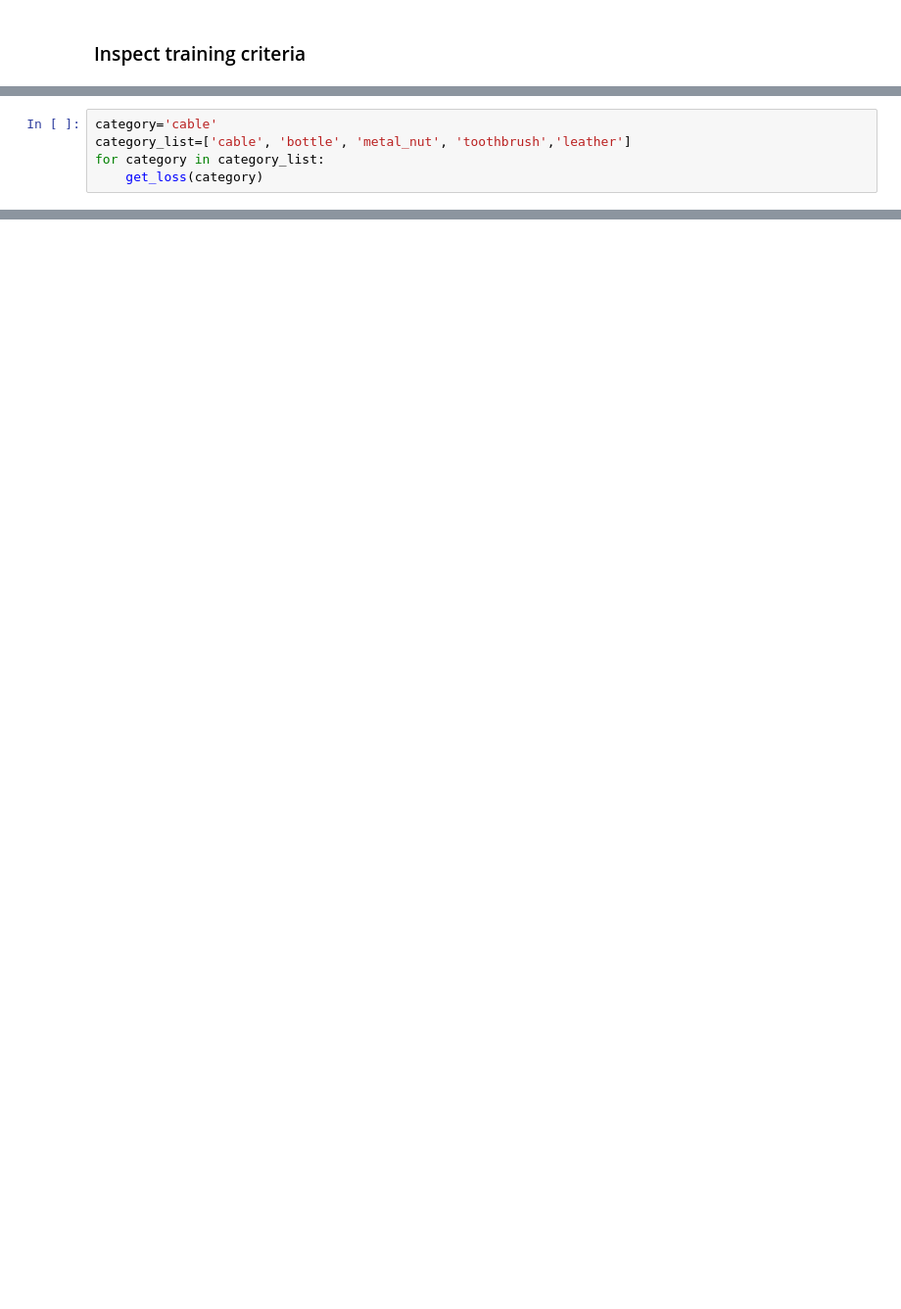
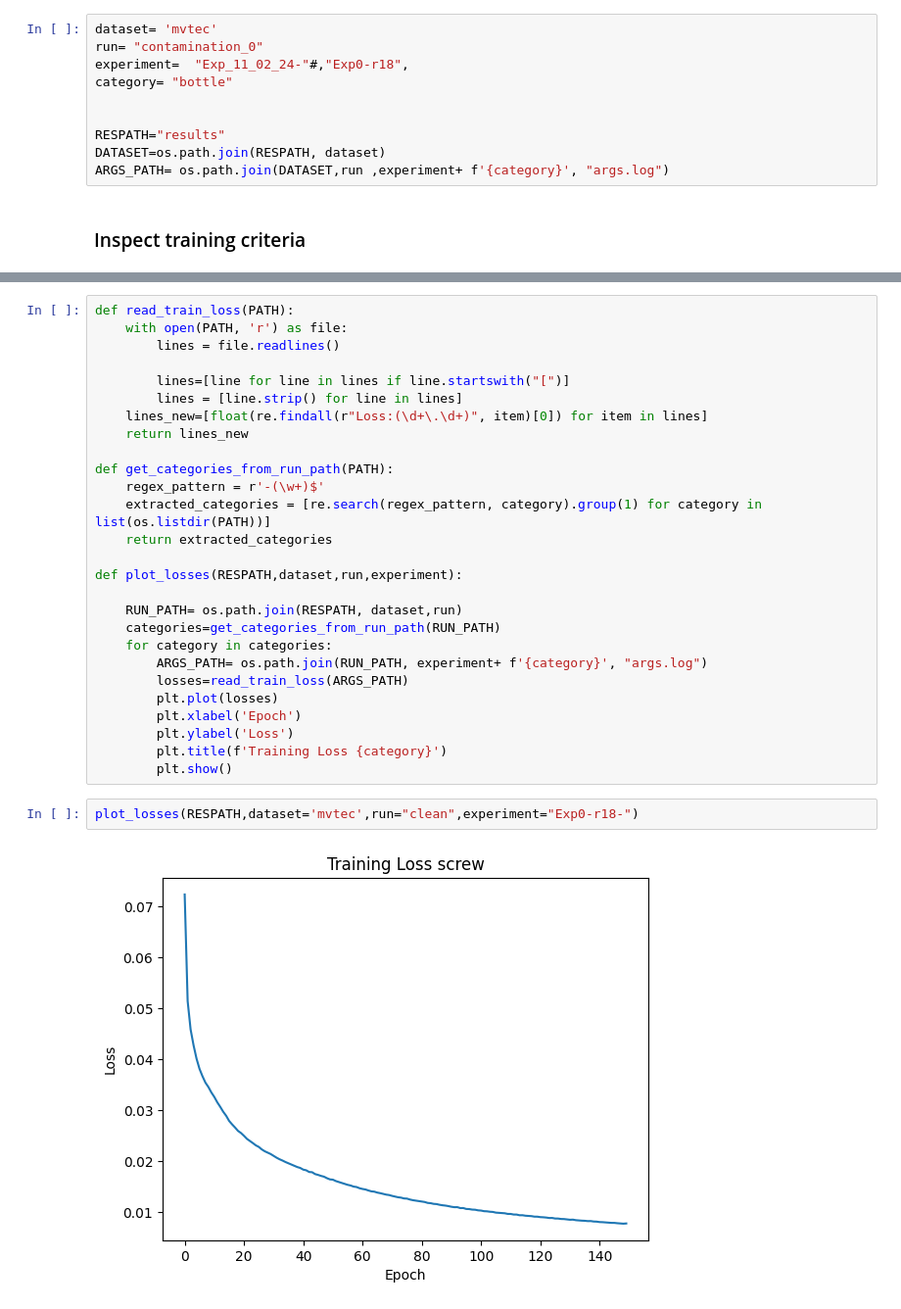
Before and after one commit to buehlpa/UTRAD, a Jupyter notebook: training_criteria.ipynb, the cells around one changed output, grey strips where cells are left out. Shown at 98% size. Drawn from its saved outputs; the diff is of its cells as text; blank space fills up the shorter version.

Commit message:
loaded losses , to inspect contm

```diff
--- a/training_criteria.ipynb
+++ b/training_criteria.ipynb
@@ -13,2 +16,12 @@ please provide us feedback at https://github.com/pandas-dev/pandas/issues/54466
+# %%
+dataset= 'mvtec'
+run= "contamination_0"
+experiment=  "Exp_11_02_24-"#,"Exp0-r18",
+category= "bottle"
+
+
+RESPATH="results"
+DATASET=os.path.join(RESPATH, dataset)
+ARGS_PATH= os.path.join(DATASET,run ,experiment+ f'{category}', "args.log")
 # %% [markdown]
 ### Inspect training criteria
@@ -22,5 +27,0 @@ def get_loss(category):
-# %%
-category='cable'
-category_list=['cable', 'bottle', 'metal_nut', 'toothbrush','leather']
-for category in category_list:
-    get_loss(category)
@@ -32,0 +28,31 @@ for category in category_list:
+# %%
+def read_train_loss(PATH):
+    with open(PATH, 'r') as file:
+        lines = file.readlines()
+
+        lines=[line for line in lines if line.startswith("[")]
+        lines = [line.strip() for line in lines]
+    lines_new=[float(re.findall(r"Loss:(\d+\.\d+)", item)[0]) for item in lines]
+    return lines_new
+
+def get_categories_from_run_path(PATH):
+    regex_pattern = r'-(\w+)$'
+    extracted_categories = [re.search(regex_pattern, category).group(1) for category in list(os.listdir(PATH))]
+    return extracted_categories
+
+def plot_losses(RESPATH,dataset,run,experiment):
+
+    RUN_PATH= os.path.join(RESPATH, dataset,run)
+    categories=get_categories_from_run_path(RUN_PATH)
+    for category in categories:
+        ARGS_PATH= os.path.join(RUN_PATH, experiment+ f'{category}', "args.log")
+        losses=read_train_loss(ARGS_PATH)
+        plt.plot(losses)
+        plt.xlabel('Epoch')
+        plt.ylabel('Loss')
+        plt.title(f'Training Loss {category}')
+        plt.show()
+# %%
+plot_losses(RESPATH,dataset='mvtec',run="clean",experiment="Exp0-r18-")
+# %% [output]
+[figure, added]
```
Also changed, not shown: parts of 5 cells of this notebook.
